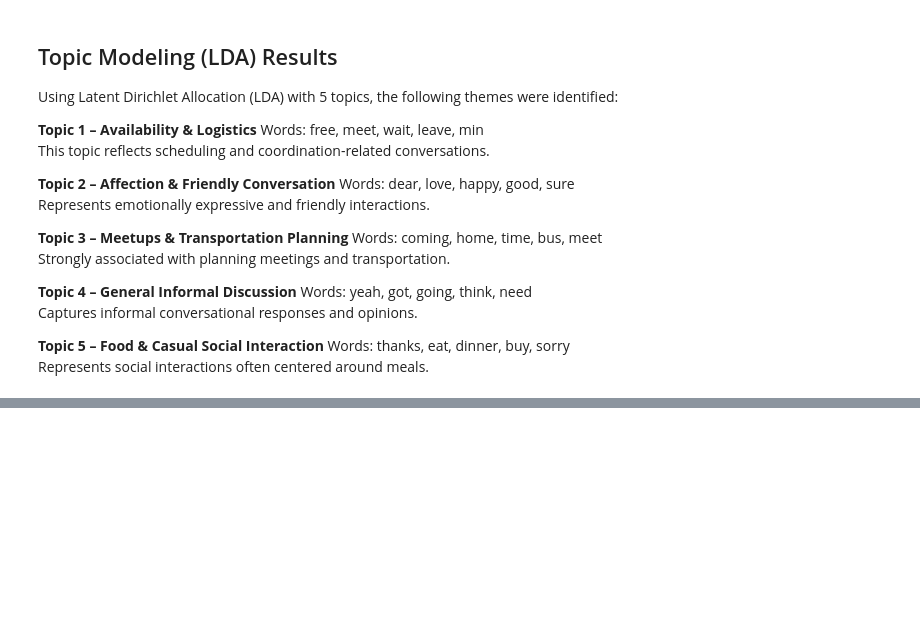
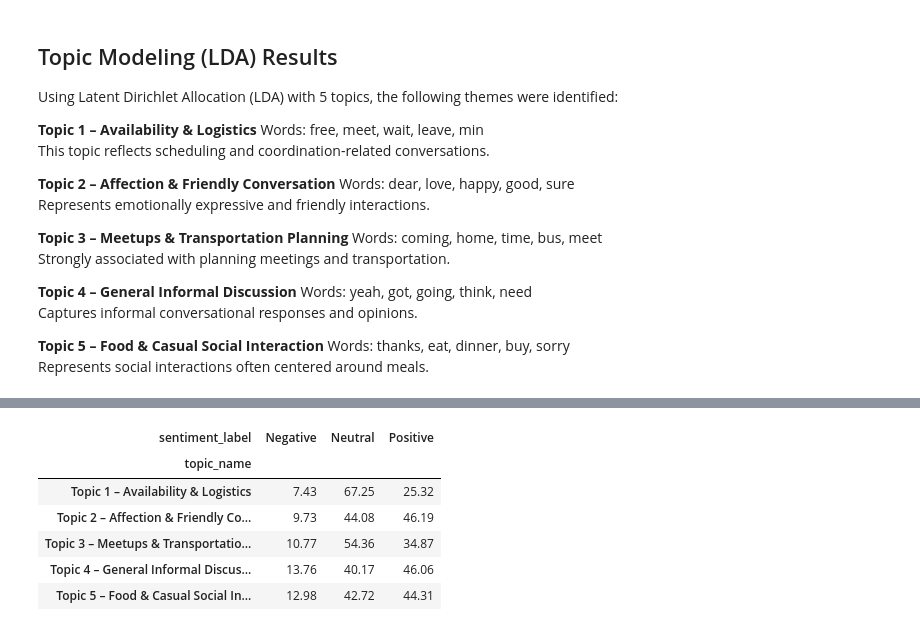
Before and after one commit to natalialungu22/NLP-SMS-Analysis, a Jupyter notebook: sms_chat_analysis.ipynb, the cells around one changed output, grey strips where cells are left out. Cells and saved outputs as stored; diff of their text form; code cells hidden in the pictures; blank space fills up the shorter version.

```diff
--- a/sms_chat_analysis.ipynb
+++ b/sms_chat_analysis.ipynb
@@ -403,0 +526,12 @@ Represents social interactions often centered around meals.
+# %%
+# Convert counts to row-wise percentages
+sentiment_by_topic_pct = sentiment_by_topic_counts.div(sentiment_by_topic_counts.sum(axis=1), axis=0) * 100
+sentiment_by_topic_pct.round(2)
+# %% [output]
+| sentiment_label | Negative | Neutral | Positive |
+| topic_name |  |  |  |
+| Topic 1 – Availability & Logistics | 7.43 | 67.25 | 25.32 |
+| Topic 2 – Affection & Friendly Co... | 9.73 | 44.08 | 46.19 |
+| Topic 3 – Meetups & Transportatio... | 10.77 | 54.36 | 34.87 |
+| Topic 4 – General Informal Discus... | 13.76 | 40.17 | 46.06 |
+| Topic 5 – Food & Casual Social In... | 12.98 | 42.72 | 44.31 |
```
Also changed, not shown: parts of 15 cells of this notebook.
